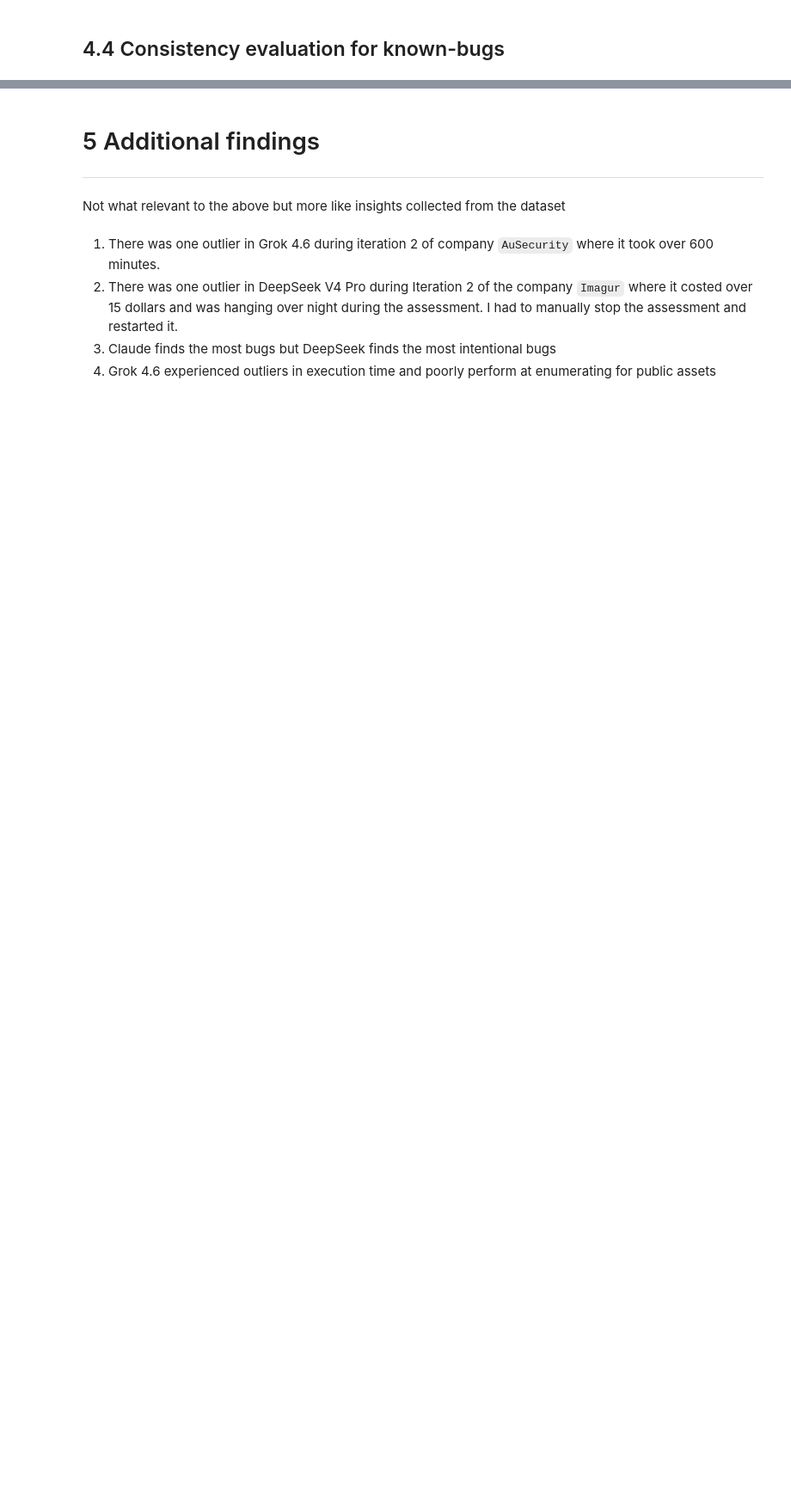
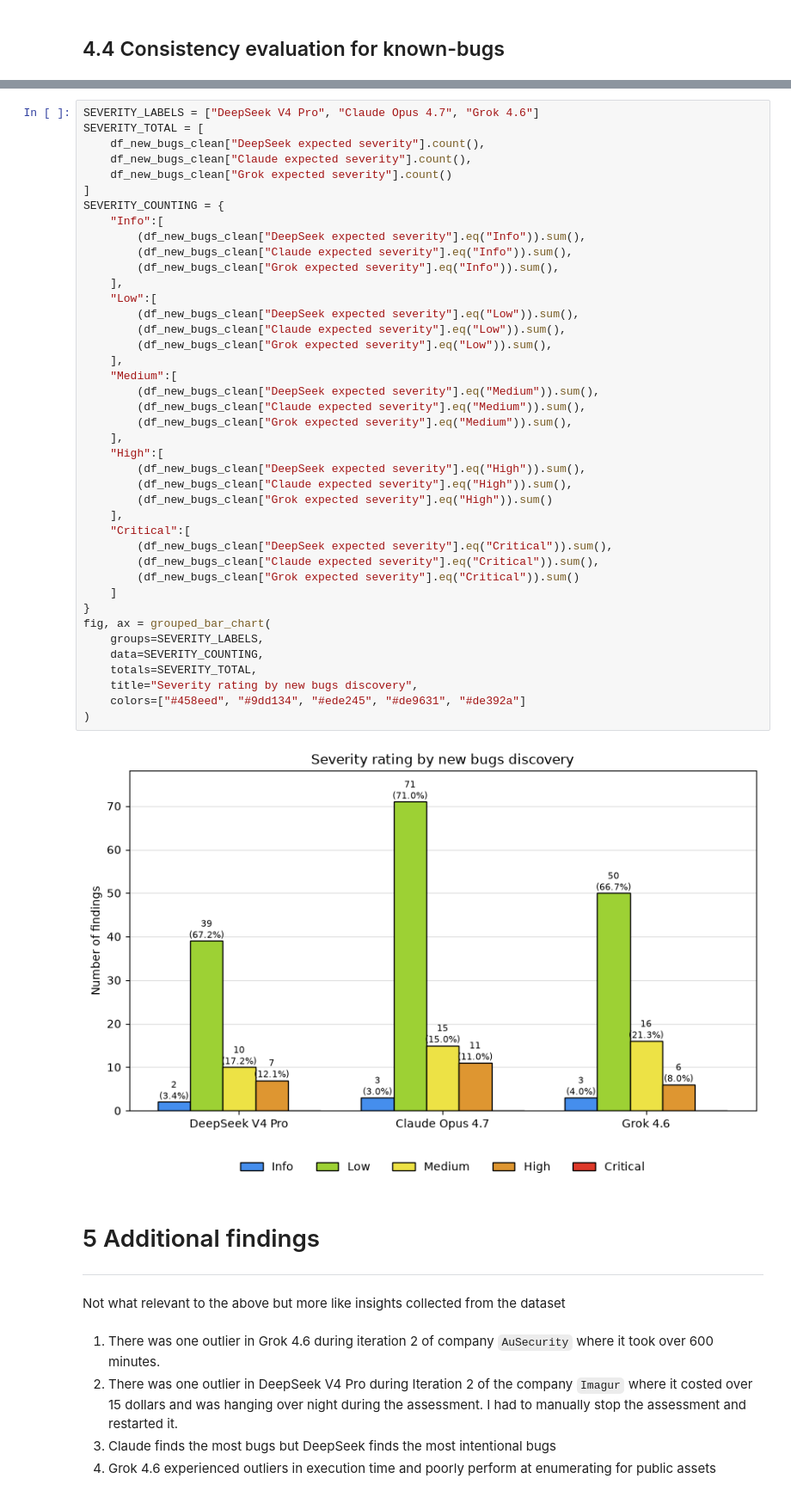
Before and after one commit to hackernese/OpenSec, a Jupyter notebook: results/Analysis.ipynb, the cells around one changed output, grey strips where cells are left out. Shown at 86% size. Drawn from its saved outputs; the diff is of its cells as text; blank space fills up the shorter version.

```diff
--- a/results/Analysis.ipynb
+++ b/results/Analysis.ipynb
@@ -813,3 +760,46 @@ plot_model_summary(metrics)
+# %%
+SEVERITY_LABELS = ["DeepSeek V4 Pro", "Claude Opus 4.7", "Grok 4.6"]
+SEVERITY_TOTAL = [
+    df_new_bugs_clean["DeepSeek expected severity"].count(),
+    df_new_bugs_clean["Claude expected severity"].count(),
+    df_new_bugs_clean["Grok expected severity"].count()
+]
+SEVERITY_COUNTING = {
+    "Info":[
+        (df_new_bugs_clean["DeepSeek expected severity"].eq("Info")).sum(),
+        (df_new_bugs_clean["Claude expected severity"].eq("Info")).sum(),
+        (df_new_bugs_clean["Grok expected severity"].eq("Info")).sum(),
+    ],
+    "Low":[
+        (df_new_bugs_clean["DeepSeek expected severity"].eq("Low")).sum(),
+        (df_new_bugs_clean["Claude expected severity"].eq("Low")).sum(),
+        (df_new_bugs_clean["Grok expected severity"].eq("Low")).sum(),
+    ],
+    "Medium":[
+        (df_new_bugs_clean["DeepSeek expected severity"].eq("Medium")).sum(),
+        (df_new_bugs_clean["Claude expected severity"].eq("Medium")).sum(),
+        (df_new_bugs_clean["Grok expected severity"].eq("Medium")).sum(),
+    ],
+    "High":[
+        (df_new_bugs_clean["DeepSeek expected severity"].eq("High")).sum(),
+        (df_new_bugs_clean["Claude expected severity"].eq("High")).sum(),
+        (df_new_bugs_clean["Grok expected severity"].eq("High")).sum()
+    ],
+    "Critical":[
+        (df_new_bugs_clean["DeepSeek expected severity"].eq("Critical")).sum(),
+        (df_new_bugs_clean["Claude expected severity"].eq("Critical")).sum(),
+        (df_new_bugs_clean["Grok expected severity"].eq("Critical")).sum()
+    ]
+}
+fig, ax = grouped_bar_chart(
+    groups=SEVERITY_LABELS,
+    data=SEVERITY_COUNTING,
+    totals=SEVERITY_TOTAL,
+    title="Severity rating by new bugs discovery",
+    colors=["#458eed", "#9dd134", "#ede245", "#de9631", "#de392a"]
+)
+# %% [output]
+[figure, added]
 # %% [markdown]
 # 5 Additional findings
 ---
```
Also changed, not shown: parts of 9 cells of this notebook, 1 other file.
